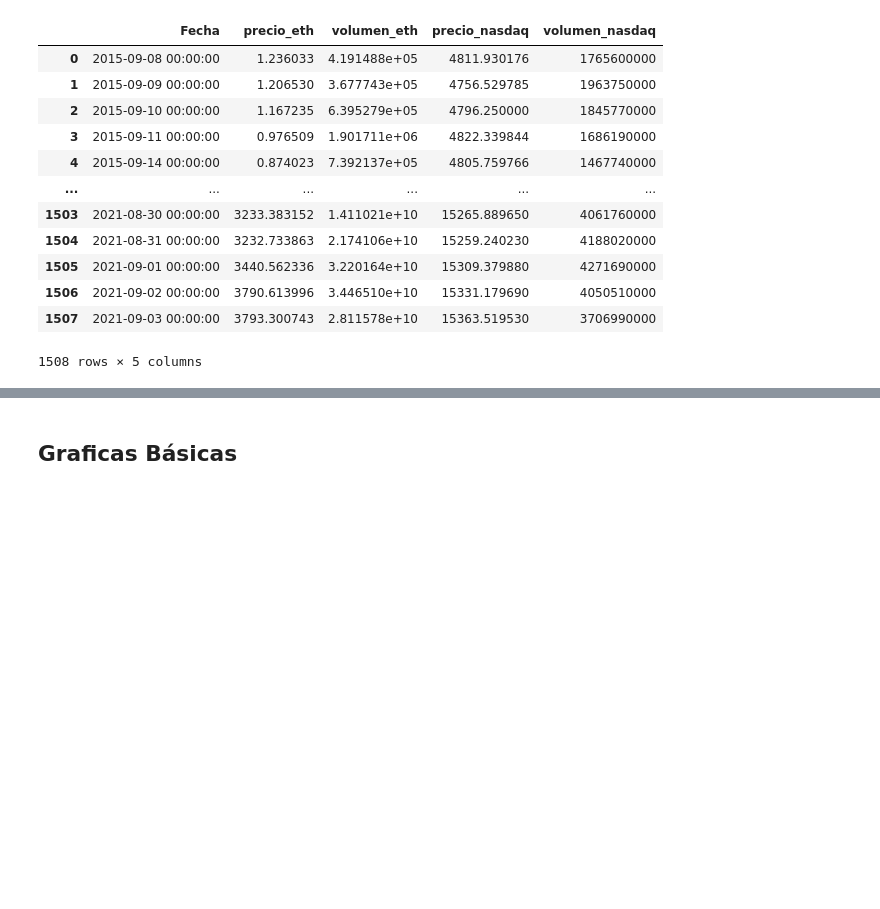
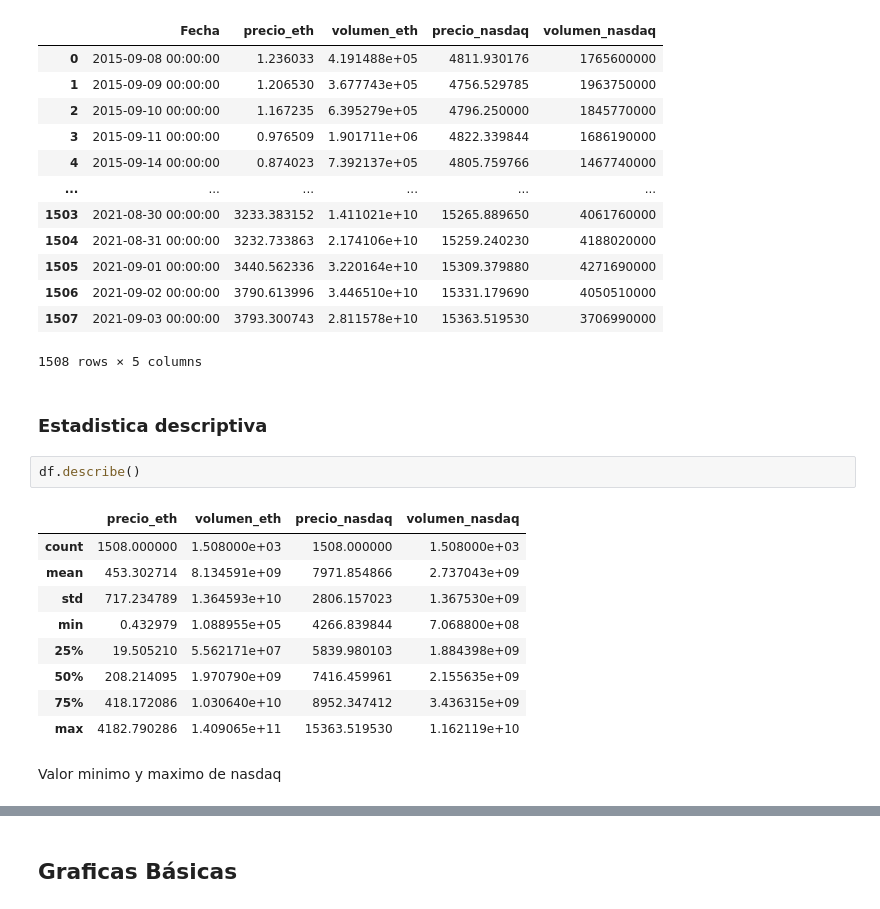
Before and after one commit to byKriz/Tesis-UCAB---Calculos, a Jupyter notebook: calculos.ipynb, the cells around one changed output, grey strips where cells are left out. Saved outputs shown, nothing was run; the diff lists cells and outputs as text; blank space fills up the shorter version.

Commit message:
agregando estadistica descriptiva

```diff
--- a/calculos.ipynb
+++ b/calculos.ipynb
@@ -118,3 +118,19 @@ df
 | 1506 | 2021-09-02 00:00:00 | 3790.613996 | 3.446510e+10 | 15331.179690 | 4050510000 |
 | 1507 | 2021-09-03 00:00:00 | 3793.300743 | 2.811578e+10 | 15363.519530 | 3706990000 |
 1508 rows × 5 columns
+# %% [markdown]
+### Estadistica descriptiva
+# %%
+df.describe()
+# %% [output]
+|  | precio_eth | volumen_eth | precio_nasdaq | volumen_nasdaq |
+| count | 1508.000000 | 1.508000e+03 | 1508.000000 | 1.508000e+03 |
+| mean | 453.302714 | 8.134591e+09 | 7971.854866 | 2.737043e+09 |
+| std | 717.234789 | 1.364593e+10 | 2806.157023 | 1.367530e+09 |
+| min | 0.432979 | 1.088955e+05 | 4266.839844 | 7.068800e+08 |
+| 25% | 19.505210 | 5.562171e+07 | 5839.980103 | 1.884398e+09 |
+| 50% | 208.214095 | 1.970790e+09 | 7416.459961 | 2.155635e+09 |
+| 75% | 418.172086 | 1.030640e+10 | 8952.347412 | 3.436315e+09 |
+| max | 4182.790286 | 1.409065e+11 | 15363.519530 | 1.162119e+10 |
+# %% [markdown]
+Valor minimo y maximo de nasdaq
```
Also changed, not shown: parts of 5 cells of this notebook, 1 other file.
